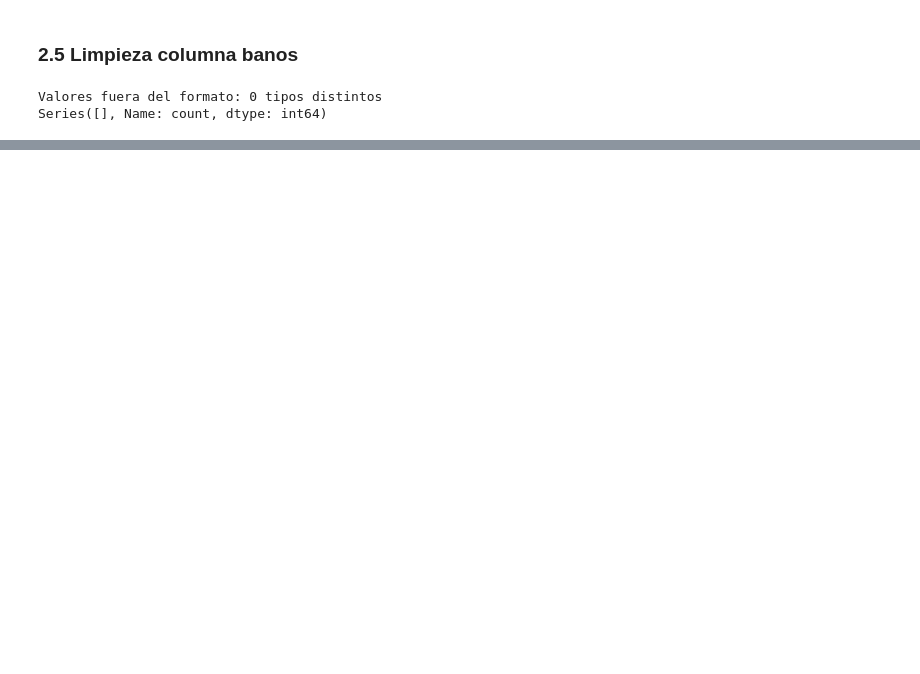
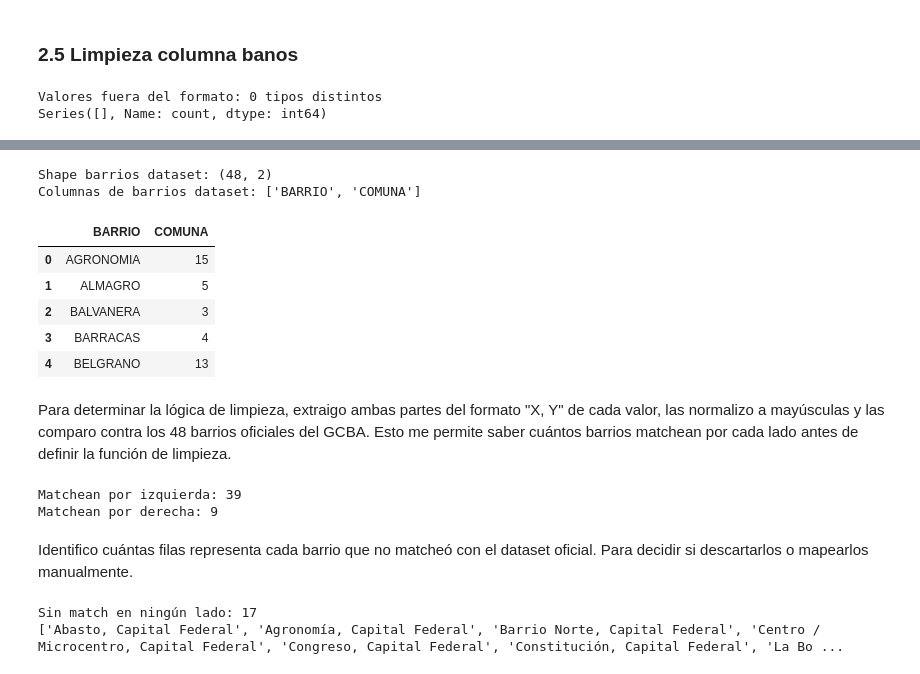
Before and after one commit to FacundoBerthet/precios-propiedades-caba, a Jupyter notebook: notebooks/02-limpieza.ipynb, the cells around one changed output, grey strips where cells are left out. Cells and saved outputs as stored; diff of their text form; code cells hidden in the pictures; blank space fills up the shorter version.

```diff
--- a/notebooks/02-limpieza.ipynb
+++ b/notebooks/02-limpieza.ipynb
@@ -238,0 +275,50 @@ Media: 1.7
+# %%
+barrios = pd.read_csv("../data/raw/barrios_comunas_p_Ciencia_de_Datos_y_PP.csv")
+print(f"Shape barrios dataset: {barrios.shape}")
+print(f"Columnas de barrios dataset: {barrios.columns.tolist()}")
+barrios.head()
+# %% [output]
+Shape barrios dataset: (48, 2)
+Columnas de barrios dataset: ['BARRIO', 'COMUNA']
+|  | BARRIO | COMUNA |
+| 0 | AGRONOMIA | 15 |
+| 1 | ALMAGRO | 5 |
+| 2 | BALVANERA | 3 |
+| 3 | BARRACAS | 4 |
+| 4 | BELGRANO | 13 |
+# %% [markdown]
+Para determinar la lógica de limpieza, extraigo ambas partes del formato "X, Y" de cada valor, las normalizo a mayúsculas y las comparo contra los
+48 barrios oficiales del GCBA. Esto me permite saber cuántos barrios matchean por cada lado antes de definir la función de limpieza.
+# %%
+izquierda = df["barrio"].str.split(",").str[0].str.strip().str.upper().unique()
+derecha = df["barrio"].str.split(",").str[1].str.strip().str.upper().unique()
+
+barrios_gcba = barrios["BARRIO"].unique()
+
+match_izq = [b for b in izquierda if b in barrios_gcba]
+match_der = [b for b in derecha if b in barrios_gcba]
+
+print(f"Matchean por izquierda: {len(match_izq)}")
+print(f"Matchean por derecha: {len(match_der)}")
+# %% [output]
+Matchean por izquierda: 39
+Matchean por derecha: 9
+# %% [markdown]
+Identifico cuántas filas representa cada barrio que no matcheó con el dataset oficial. Para decidir si descartarlos o
+mapearlos manualmente.
+# %%
+no_matchean = []
+
+for valor in df["barrio"].unique():
+    partes = valor.split(",")
+    izq = partes[0].strip().upper()
+    der = partes[1].strip().upper() if len(partes) > 1 else ""
+
+    if izq not in barrios_gcba and der not in barrios_gcba:
+        no_matchean.append(valor)
+
+print(f"Sin match en ningún lado: {len(no_matchean)}")
+print(sorted(no_matchean))
+# %% [output]
+Sin match en ningún lado: 17
+['Abasto, Capital Federal', 'Agronomía, Capital Federal', 'Barrio Norte, Capital Federal', 'Centro / Microcentro, Capital Federal', 'Congreso, Capital Federal', 'Constitución, Capital Federal', 'La Bo ...
```
Also changed, not shown: parts of 27 cells of this notebook.
